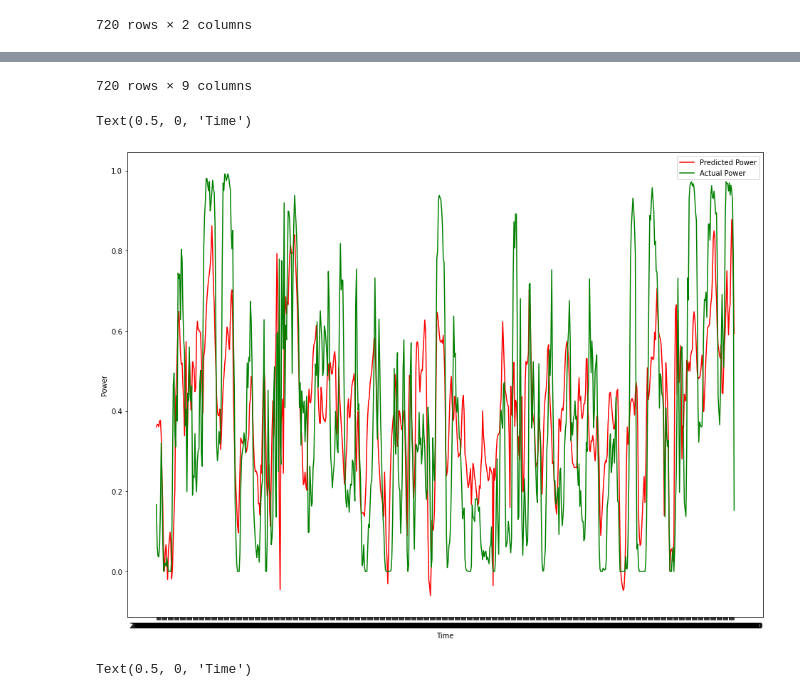
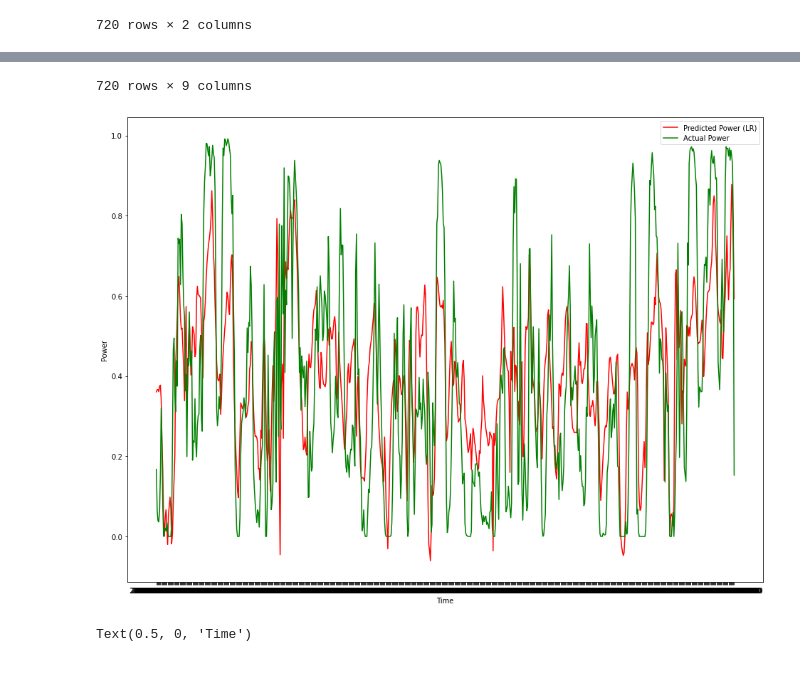
Before and after one commit to andreasdyve/IN5410-assignment2, a Jupyter notebook: Task 1.ipynb, the cells around one changed output, grey strips where cells are left out. Saved outputs shown, nothing was run; the diff lists cells and outputs as text; code cells hidden in the pictures.

```diff
--- a/Task 1.ipynb
+++ b/Task 1.ipynb
@@ -114,35 +114,36 @@ display(SOL)
 # %%
 WFI['POWER'] = (WFI['WS10']*b1+b0)
 WFI['ActPower'] = SOL['POWER']
 
 display(WFI)
 
 x = WFI['TIMESTAMP'].values
 y = WFI['POWER']
 y2 = WFI['ActPower']
 
-plt.plot(x,y, color = 'r', label ='Predicted Power')
+plt.plot(x,y, color = 'r', label ='Predicted Power (LR)')
 plt.plot(x,y2, color = 'g', label ='Actual Power')
 plt.legend()
 plt.rcParams['figure.figsize'] = [16, 12]
 plt.ylabel('Power')
 plt.xlabel('Time')
+
+np.savetxt("ForecastTemplate1-LR.csv", y, delimiter=",")
 # %% [output]
 |  | TIMESTAMP | U10 | V10 | WS10 | U100 | V100 | WS100 | POWER | ActPower |
 | 0 | 20131101 1:00 | 3.462251 | -1.066374 | 3.622753 | 4.323671 | -1.330859 | 4.523861 | 0.360451 | 0.167215 |
 | 1 | 20131101 2:00 | 3.651341 | -0.337717 | 3.666925 | 4.532444 | -0.451426 | 4.554870 | 0.365866 | 0.063998 |
 | 2 | 20131101 3:00 | 3.657829 | 0.328049 | 3.672510 | 4.527268 | 0.341374 | 4.540120 | 0.366551 | 0.039035 |
 | 3 | 20131101 4:00 | 3.551698 | 0.735371 | 3.627028 | 4.395563 | 0.818799 | 4.471175 | 0.360975 | 0.036232 |
 | 4 | 20131101 5:00 | 3.586921 | 1.050811 | 3.737673 | 4.461128 | 1.251971 | 4.633475 | 0.374539 | 0.064888 |
 | ... | ... | ... | ... | ... | ... | ... | ... | ... | ... |
 | 715 | 20131130 20:00 | -2.527419 | -6.623859 | 7.089666 | -3.648235 | -11.876879 | 12.424567 | 0.785471 | 0.963328 |
 | 716 | 20131130 21:00 | -2.529020 | -7.423845 | 7.842794 | -3.553146 | -12.504219 | 12.999244 | 0.877800 | 0.948834 |
 | 717 | 20131130 22:00 | -3.105103 | -6.653005 | 7.341943 | -4.423704 | -12.561661 | 13.317825 | 0.816399 | 0.925991 |
 | 718 | 20131130 23:00 | -2.286417 | -6.165074 | 6.575396 | -2.957473 | -9.009961 | 9.482934 | 0.722425 | 0.773840 |
 | 719 | 20131201 0:00 | 1.047175 | -5.420364 | 5.520590 | 1.336842 | -7.335118 | 7.455944 | 0.593113 | 0.152735 |
 720 rows × 9 columns
-Text(0.5, 0, 'Time')
-[figure, old version]
+[figure, new version]
 # %%
 x_week = WFI.iloc[0:72]['TIMESTAMP']
 y_week = WFI.iloc[0:72]['POWER']
```
Also changed, not shown: parts of 10 cells of this notebook, 3 other files.
